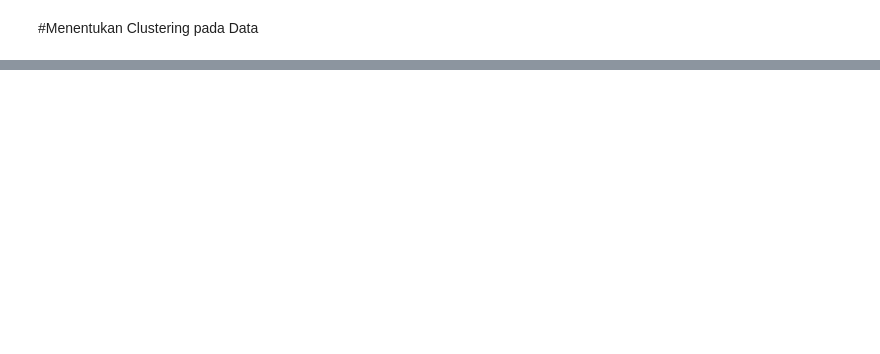
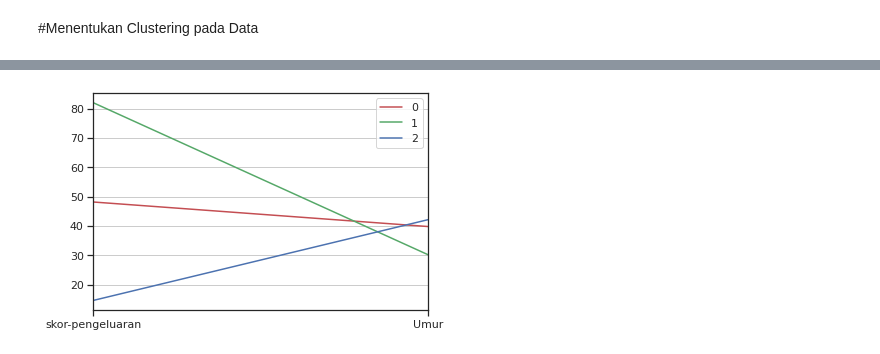
Before and after one commit to PoppyDalamaZain/Kelompok3, a Jupyter notebook: worksheet.ipynb, the cells around one changed output, grey strips where cells are left out. Saved outputs shown, nothing was run; the diff lists cells and outputs as text; code cells hidden in the pictures; blank space fills up the shorter version.

```diff
--- a/worksheet.ipynb
+++ b/worksheet.ipynb
@@ -266,0 +290,9 @@ C_kmpp[:10]
+# %%
+cols = ['skor-pengeluaran', 'Umur']
+dfC = pd.DataFrame(kmPP.cluster_centers_, columns=cols)
+dfC['cluster'] = dfC.index
+
+pd.plotting.parallel_coordinates(dfC, 'cluster', color=('r', 'g', 'b'))
+plt.show()
+# %% [output]
+[figure, added]
```
Also changed, not shown: parts of 9 cells of this notebook.
